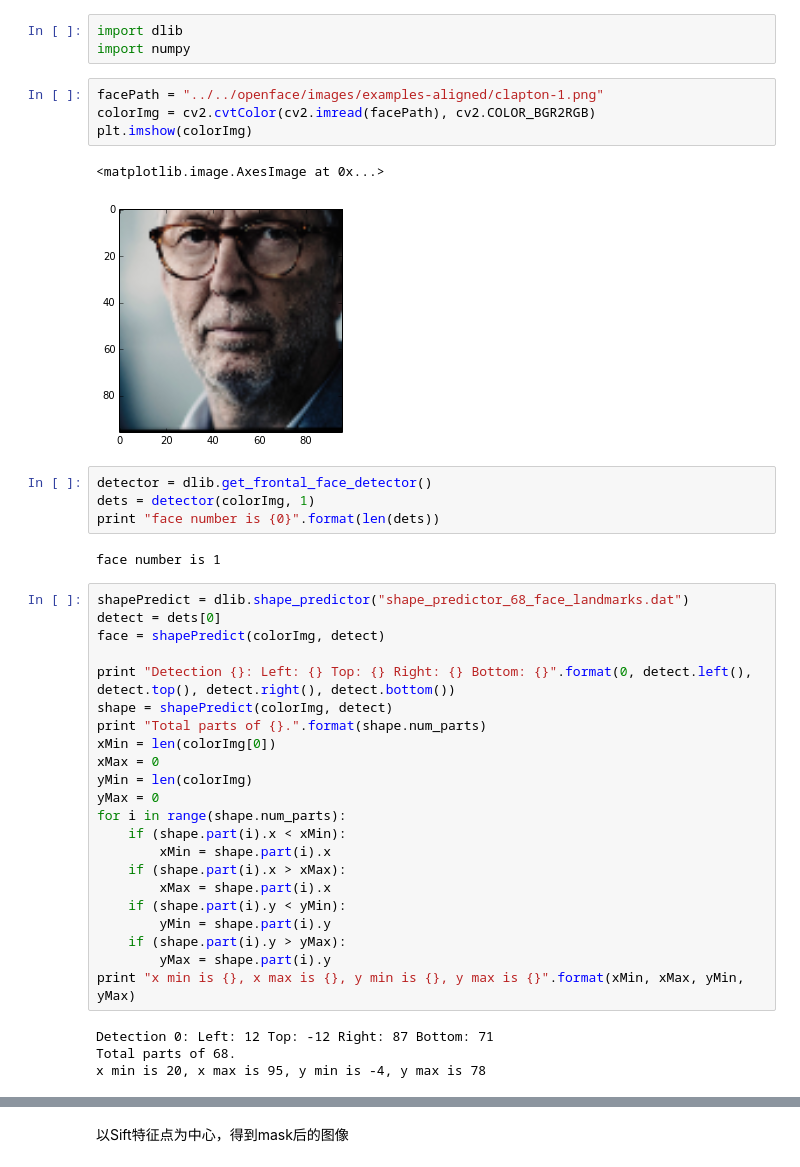
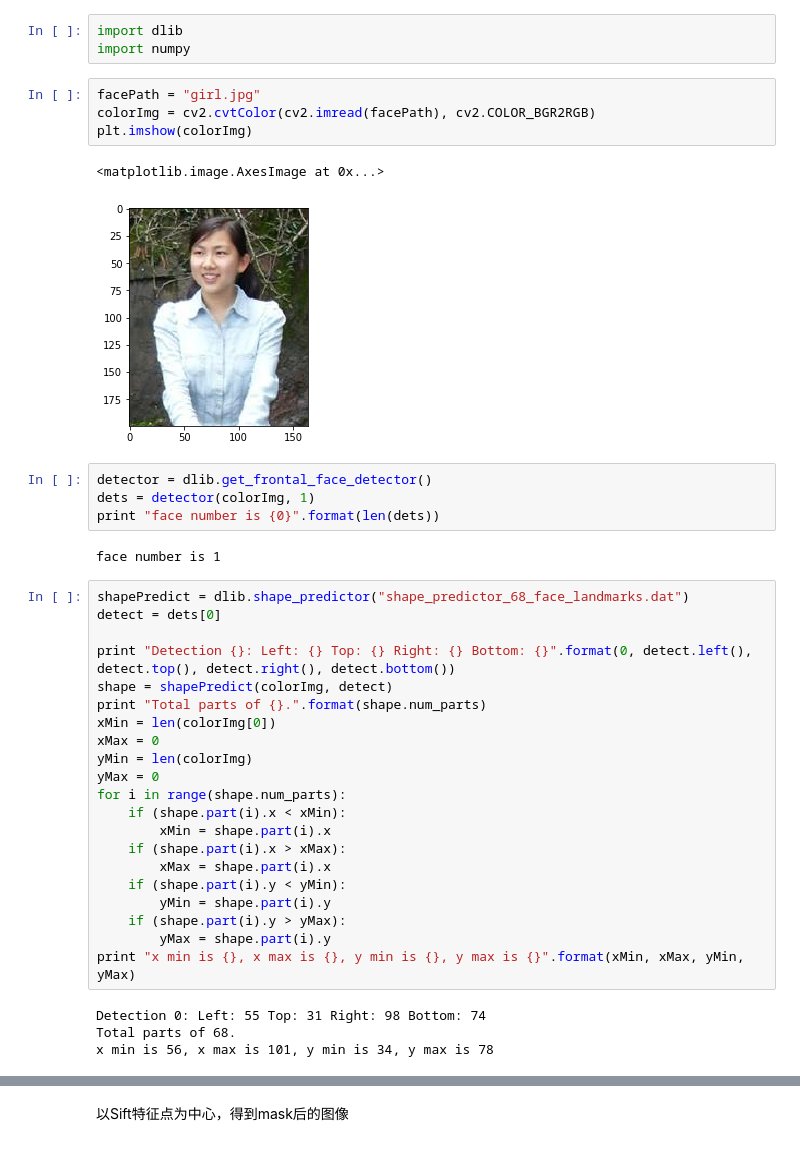
Before and after one commit to corganhejijun/MachineLearning, a Jupyter notebook: Face_Generate/Face Generate Using SIFT.ipynb, the cells around one changed output, grey strips where cells are left out. Saved outputs shown, nothing was run; the diff lists cells and outputs as text.

```diff
--- a/Face_Generate/Face Generate Using SIFT.ipynb
+++ b/Face_Generate/Face Generate Using SIFT.ipynb
@@ -12,12 +12,12 @@ Python version : sys.version_info(major=2, minor=7, micro=6, releaselevel='final
 import dlib
 import numpy
 # %%
-facePath = "../../openface/images/examples-aligned/clapton-1.png"
+facePath = "girl.jpg"
 colorImg = cv2.cvtColor(cv2.imread(facePath), cv2.COLOR_BGR2RGB)
 plt.imshow(colorImg)
 # %% [output]
 <matplotlib.image.AxesImage at 0x...>
-[figure, old version]
+[figure, new version]
 # %%
 detector = dlib.get_frontal_face_detector()
 dets = detector(colorImg, 1)
@@ -27,7 +27,6 @@ face number is 1
 # %%
 shapePredict = dlib.shape_predictor("shape_predictor_68_face_landmarks.dat")
 detect = dets[0]
-face = shapePredict(colorImg, detect)
 
 print "Detection {}: Left: {} Top: {} Right: {} Bottom: {}".format(0, detect.left(), detect.top(), detect.right(), detect.bottom())
 shape = shapePredict(colorImg, detect)
@@ -47,9 +46,9 @@ for i in range(shape.num_parts):
         yMax = shape.part(i).y
 print "x min is {}, x max is {}, y min is {}, y max is {}".format(xMin, xMax, yMin, yMax)
 # %% [output]
-Detection 0: Left: 12 Top: -12 Right: 87 Bottom: 71
+Detection 0: Left: 55 Top: 31 Right: 98 Bottom: 74
 Total parts of 68.
-x min is 20, x max is 95, y min is -4, y max is 78
+x min is 56, x max is 101, y min is 34, y max is 78
 # %%
 newImage = colorImg
 newImage[5][5] = [102,223,220]
```
Also changed, not shown: parts of 3 cells of this notebook, 5 other files.
